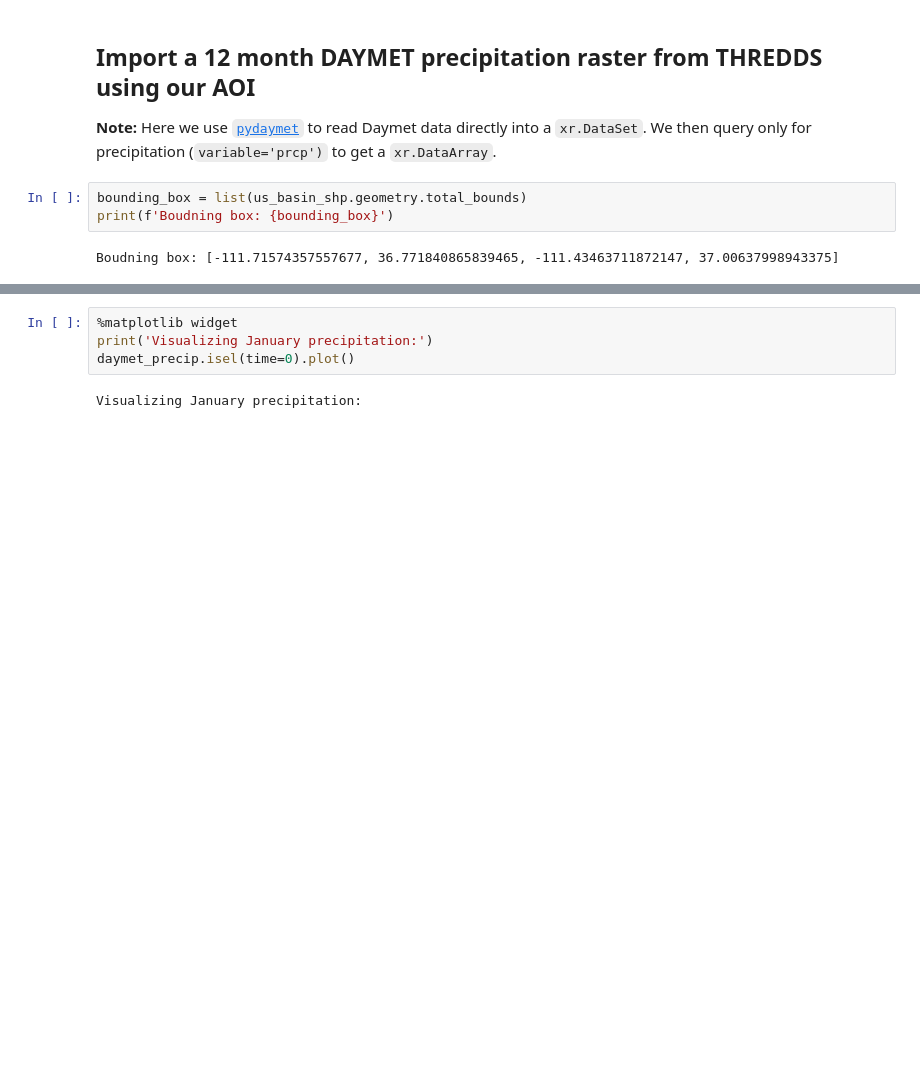
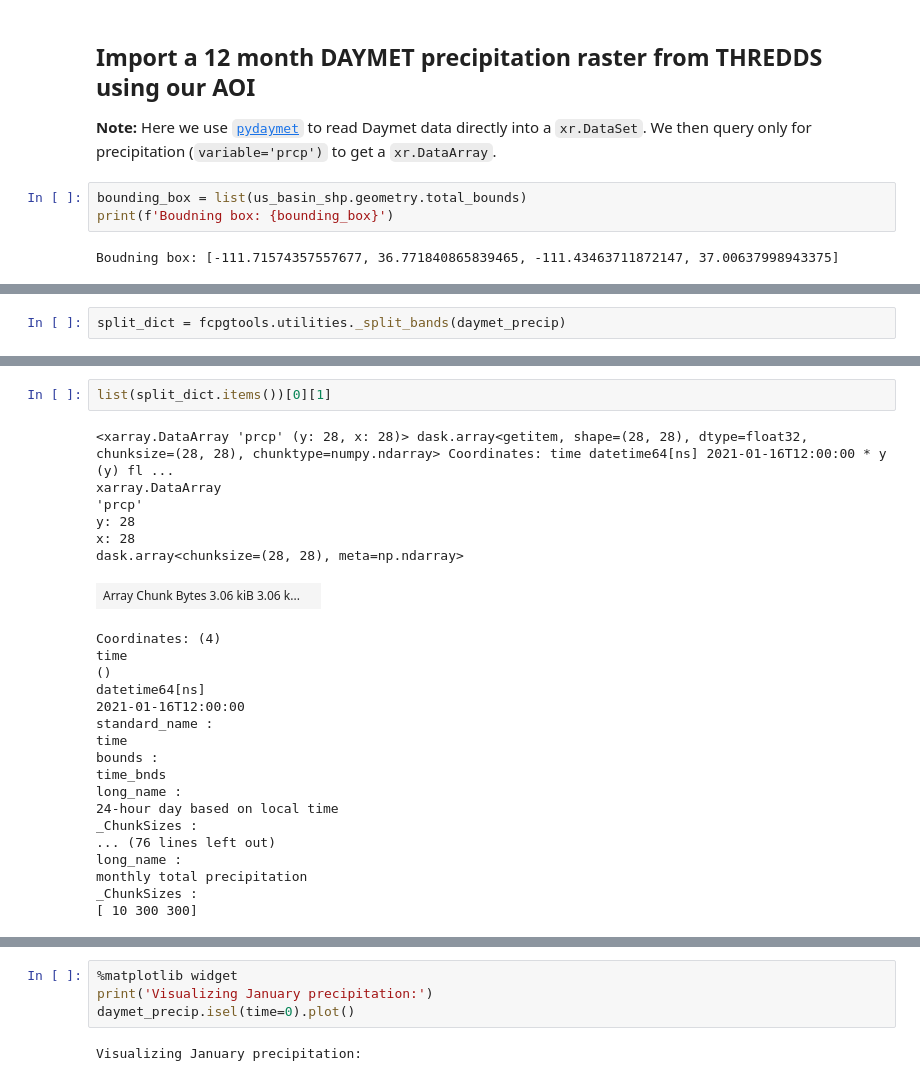
Before and after one commit to usgs/water-fcpg-tools, a Jupyter notebook: examples/refactor_demo_notebook.ipynb, the cells around one changed output, grey strips where cells are left out. Cells and saved outputs as stored; diff of their text form; blank space fills up the shorter version.

```diff
--- a/examples/refactor_demo_notebook.ipynb
+++ b/examples/refactor_demo_notebook.ipynb
@@ -198,0 +203,2 @@ _ChunkSizes :
+# %%
+split_dict = fcpgtools.utilities._split_bands(daymet_precip)
@@ -198,0 +209,27 @@ _ChunkSizes :
+# %%
+list(split_dict.items())[0][1]
+# %% [output]
+<xarray.DataArray 'prcp' (y: 28, x: 28)> dask.array<getitem, shape=(28, 28), dtype=float32, chunksize=(28, 28), chunktype=numpy.ndarray> Coordinates: time datetime64[ns] 2021-01-16T12:00:00 * y (y) fl ...
+xarray.DataArray
+'prcp'
+y: 28
+x: 28
+dask.array<chunksize=(28, 28), meta=np.ndarray>
+| Array Chunk Bytes 3.06 kiB 3.06 k... |  |
+Coordinates: (4)
+time
+()
+datetime64[ns]
+2021-01-16T12:00:00
+standard_name :
+time
+bounds :
+time_bnds
+long_name :
+24-hour day based on local time
+_ChunkSizes :
+... (76 lines left out)
+long_name :
+monthly total precipitation
+_ChunkSizes :
+[ 10 300 300]
```
Also changed, not shown: parts of 9 cells of this notebook, 2 other files.
